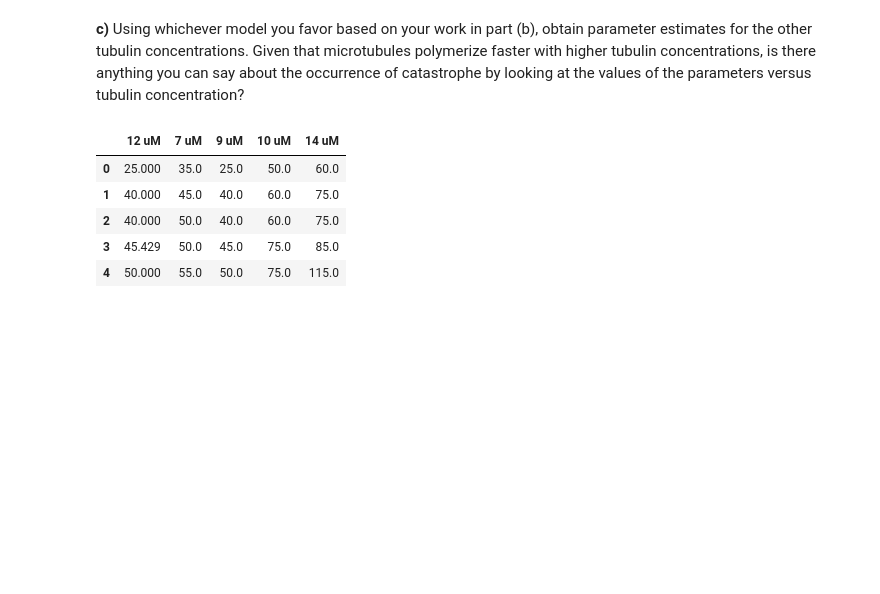
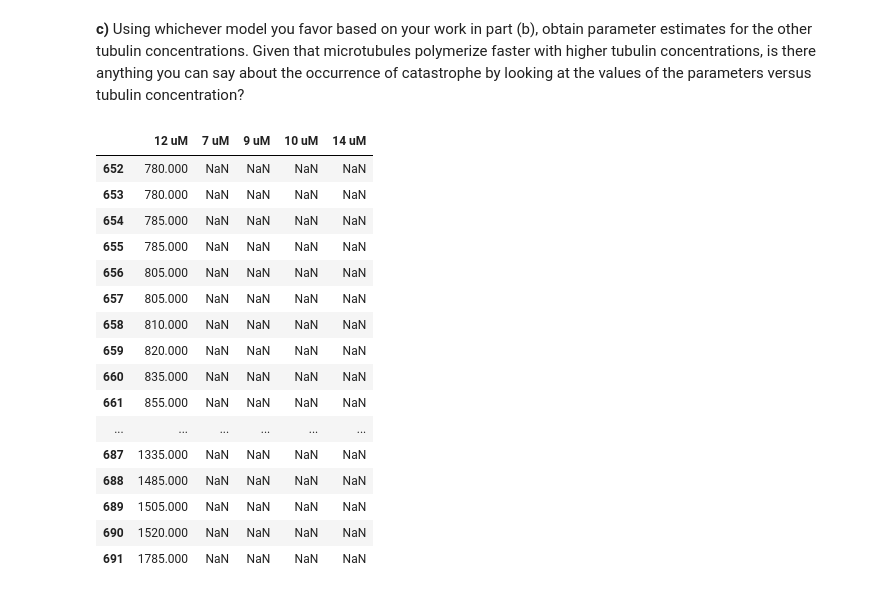
Before and after one commit to heathjohn62/bebi103, a Jupyter notebook: sandbox/hw8_MariaSandbox.ipynb, the cells around one changed output. Saved outputs shown, nothing was run; the diff lists cells and outputs as text; code cells hidden in the pictures; blank space fills up the shorter version.

```diff
--- a/sandbox/hw8_MariaSandbox.ipynb
+++ b/sandbox/hw8_MariaSandbox.ipynb
@@ -53,13 +53,24 @@ This suggests that the likelihood of catastrophe is dependent on the amount of t
 **c)** Using whichever model you favor based on your work in part (b), obtain parameter estimates for the other tubulin concentrations. Given that microtubules polymerize faster with higher tubulin concentrations, is there anything you can say about the occurrence of catastrophe by looking at the values of the parameters versus tubulin concentration?
 # %%
 df = pd.read_csv('/home/ec2-user/data/gardner_mt_catastrophe_only_tubulin.csv', comment = "#")
-# %%
-df.head()
-# %% [output]
-|  | 12 uM | 7 uM | 9 uM | 10 uM | 14 uM |
-| 0 | 25.000 | 35.0 | 25.0 | 50.0 | 60.0 |
-| 1 | 40.000 | 45.0 | 40.0 | 60.0 | 75.0 |
-| 2 | 40.000 | 50.0 | 40.0 | 60.0 | 75.0 |
-| 3 | 45.429 | 50.0 | 45.0 | 75.0 | 85.0 |
-| 4 | 50.000 | 55.0 | 50.0 | 75.0 | 115.0 |
+# %%
+df.tail(40)
+# %% [output]
+|  | 12 uM | 7 uM | 9 uM | 10 uM | 14 uM |
+| 652 | 780.000 | NaN | NaN | NaN | NaN |
+| 653 | 780.000 | NaN | NaN | NaN | NaN |
+| 654 | 785.000 | NaN | NaN | NaN | NaN |
+| 655 | 785.000 | NaN | NaN | NaN | NaN |
+| 656 | 805.000 | NaN | NaN | NaN | NaN |
+| 657 | 805.000 | NaN | NaN | NaN | NaN |
+| 658 | 810.000 | NaN | NaN | NaN | NaN |
+| 659 | 820.000 | NaN | NaN | NaN | NaN |
+| 660 | 835.000 | NaN | NaN | NaN | NaN |
+| 661 | 855.000 | NaN | NaN | NaN | NaN |
+| ... | ... | ... | ... | ... | ... |
+| 687 | 1335.000 | NaN | NaN | NaN | NaN |
+| 688 | 1485.000 | NaN | NaN | NaN | NaN |
+| 689 | 1505.000 | NaN | NaN | NaN | NaN |
+| 690 | 1520.000 | NaN | NaN | NaN | NaN |
+| 691 | 1785.000 | NaN | NaN | NaN | NaN |
 # %%
```
Also changed, not shown: parts of 8 cells of this notebook, 3 other files.
